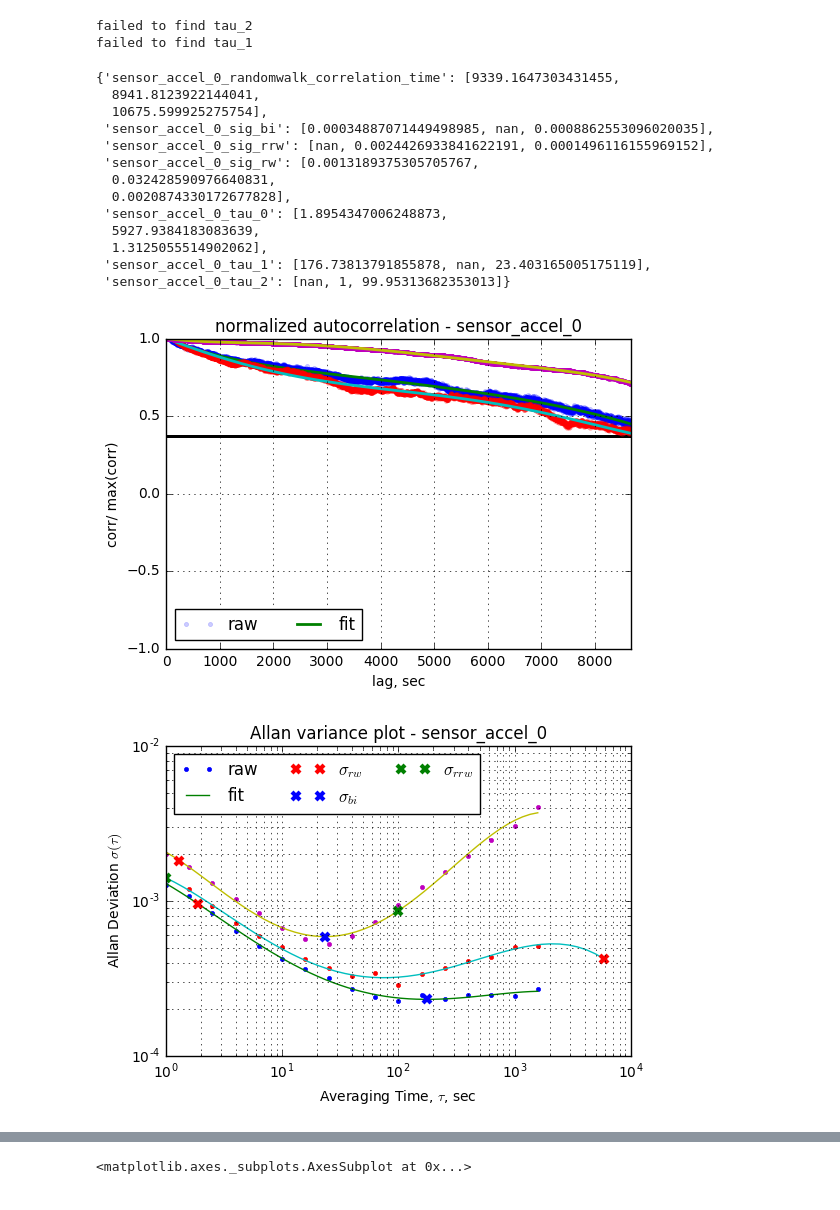
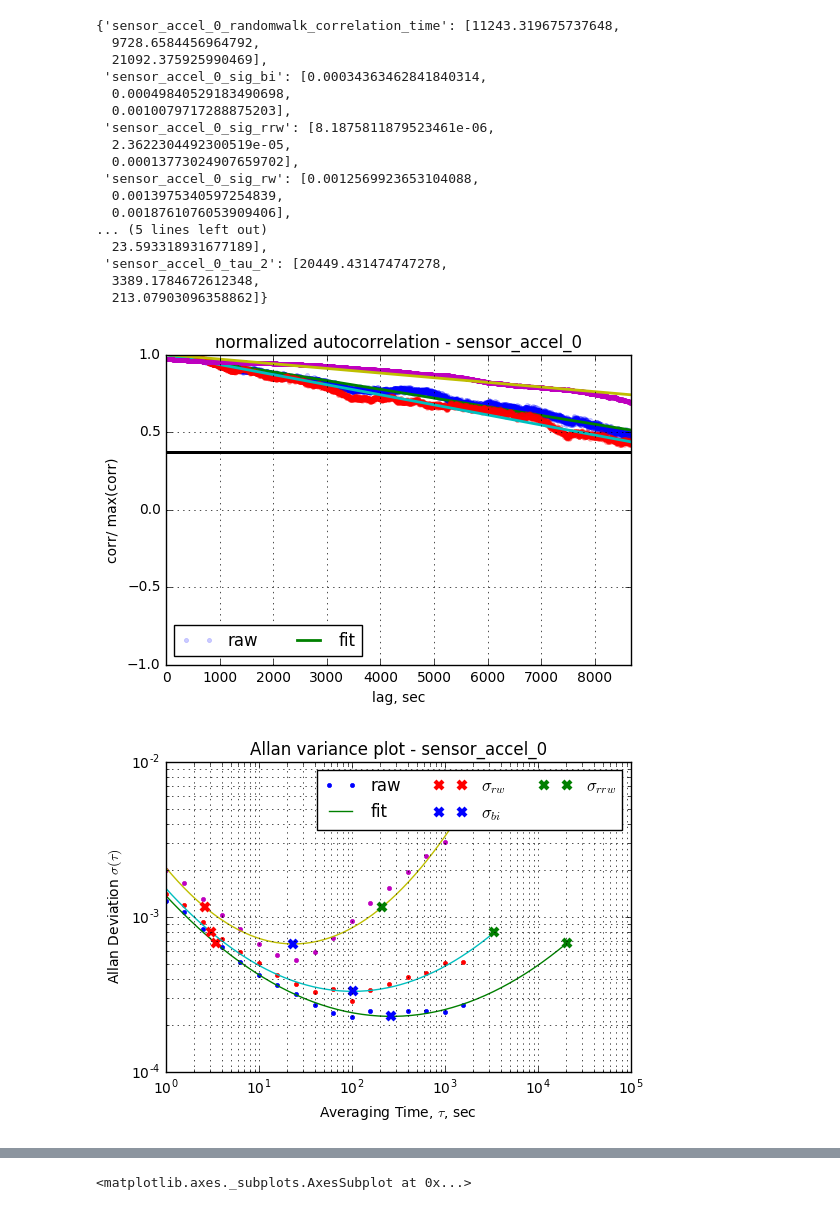
Before and after one commit to jgoppert/iekf_analysis, a Jupyter notebook: Pixhawk Noise Identification.ipynb, the cells around one changed output, grey strips where cells are left out. Saved outputs shown, nothing was run; the diff lists cells and outputs as text; code cells hidden in the pictures.

```diff
--- a/Pixhawk Noise Identification.ipynb
+++ b/Pixhawk Noise Identification.ipynb
@@ -61,26 +101,28 @@ d_accel = px4tools.ulog.cached_log_processing(
 # %%
 px4tools.ulog.noise_analysis_sensor(
     d_accel[:'4.9 h'],
     'sensor_accel_0',
-    allan_args={'poly_order':4})
+    allan_args={'poly_order':2})
 # %% [output]
-failed to find tau_2
-failed to find tau_1
+{'sensor_accel_0_randomwalk_correlation_time': [11243.319675737648,
+  9728.6584456964792,
+  21092.375925990469],
+ 'sensor_accel_0_sig_bi': [0.00034363462841840314,
+  0.00049840529183490698,
+  0.0010079717288875203],
+ 'sensor_accel_0_sig_rrw': [8.1875811879523461e-06,
+  2.3622304492300519e-05,
+  0.00013773024907659702],
+ 'sensor_accel_0_sig_rw': [0.0012569923653104088,
+  0.0013975340597254839,
+  0.0018761076053909406],
+... (5 lines left out)
+  23.593318931677189],
+ 'sensor_accel_0_tau_2': [20449.431474747278,
+  3389.1784672612348,
+  213.07903096358862]}
-{'sensor_accel_0_randomwalk_correlation_time': [9339.1647303431455,
-  8941.8123922144041,
-  10675.599925275754],
- 'sensor_accel_0_sig_bi': [0.00034887071449498985, nan, 0.0008862553096020035],
- 'sensor_accel_0_sig_rrw': [nan, 0.0024426933841622191, 0.0001496116155969152],
- 'sensor_accel_0_sig_rw': [0.0013189375305705767,
-  0.032428590976640831,
-  0.0020874330172677828],
- 'sensor_accel_0_tau_0': [1.8954347006248873,
-  5927.9384183083639,
-  1.3125055514902062],
- 'sensor_accel_0_tau_1': [176.73813791855878, nan, 23.403165005175119],
- 'sensor_accel_0_tau_2': [nan, 1, 99.95313682353013]}
-[figure, old version]
+[figure, new version]
-[figure, old version]
+[figure, new version]
 # %%
 d_baro = px4tools.ulog.cached_log_processing(
     log='/home/jgoppert/logs/19_19_32.ulg',
```
Also changed, not shown: parts of 19 cells of this notebook, 5 other files.
